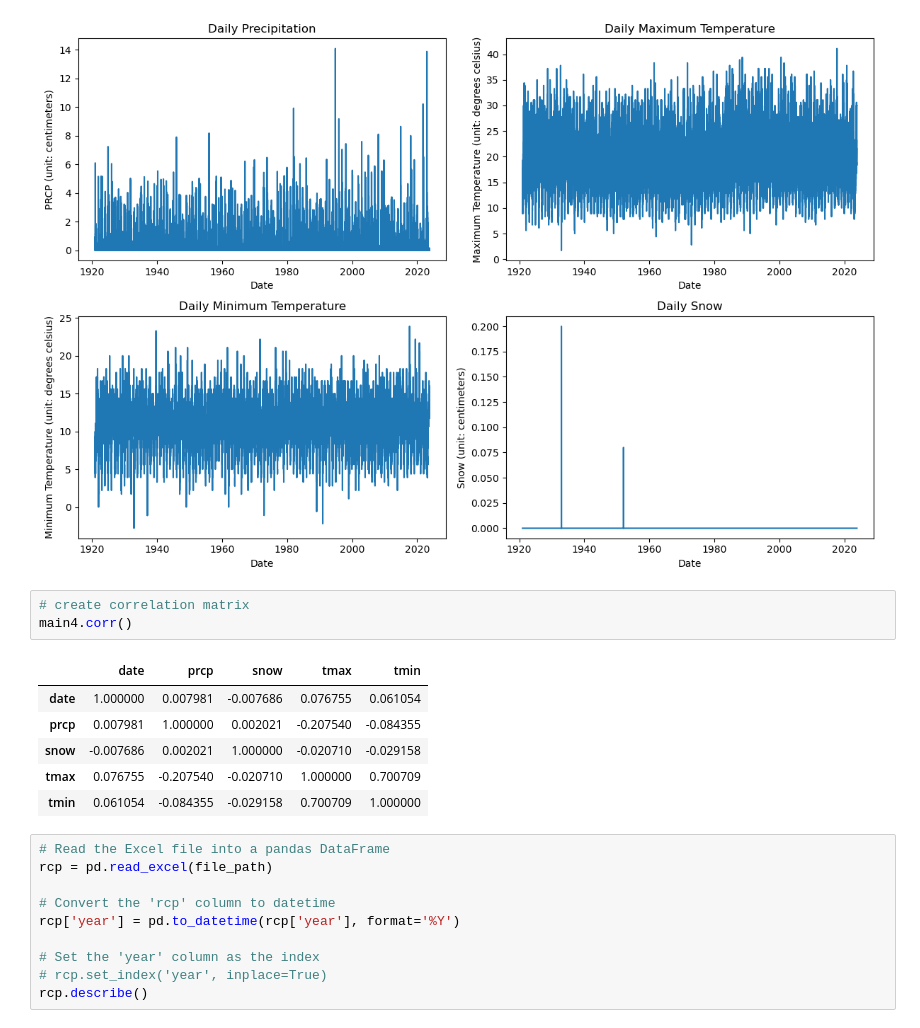
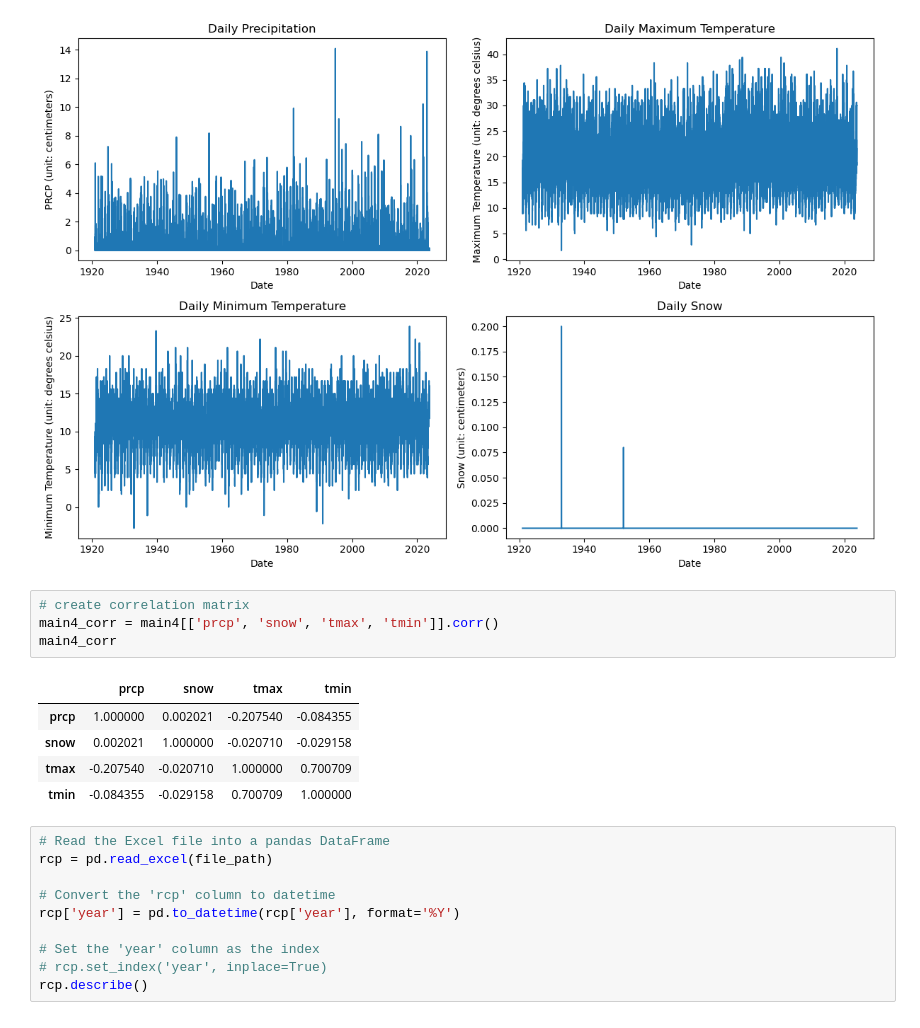
Before and after one commit to sumatepru/sf_climate_projection, a Jupyter notebook: code_for_daily_data.ipynb, the cells around one changed output. Saved outputs shown, nothing was run; the diff lists cells and outputs as text.

```diff
--- a/code_for_daily_data.ipynb
+++ b/code_for_daily_data.ipynb
@@ -340,14 +298,14 @@ plt.show()
 [figure]
 # %%
 # create correlation matrix
-main4.corr()
+main4_corr = main4[['prcp', 'snow', 'tmax', 'tmin']].corr()
+main4_corr
 # %% [output]
-|  | date | prcp | snow | tmax | tmin |
-| date | 1.000000 | 0.007981 | -0.007686 | 0.076755 | 0.061054 |
-| prcp | 0.007981 | 1.000000 | 0.002021 | -0.207540 | -0.084355 |
-| snow | -0.007686 | 0.002021 | 1.000000 | -0.020710 | -0.029158 |
-| tmax | 0.076755 | -0.207540 | -0.020710 | 1.000000 | 0.700709 |
-| tmin | 0.061054 | -0.084355 | -0.029158 | 0.700709 | 1.000000 |
+|  | prcp | snow | tmax | tmin |
+| prcp | 1.000000 | 0.002021 | -0.207540 | -0.084355 |
+| snow | 0.002021 | 1.000000 | -0.020710 | -0.029158 |
+| tmax | -0.207540 | -0.020710 | 1.000000 | 0.700709 |
+| tmin | -0.084355 | -0.029158 | 0.700709 | 1.000000 |
 # %%
 # Read the Excel file into a pandas DataFrame
 rcp = pd.read_excel(file_path)
```
Also changed, not shown: parts of 21 cells of this notebook.
